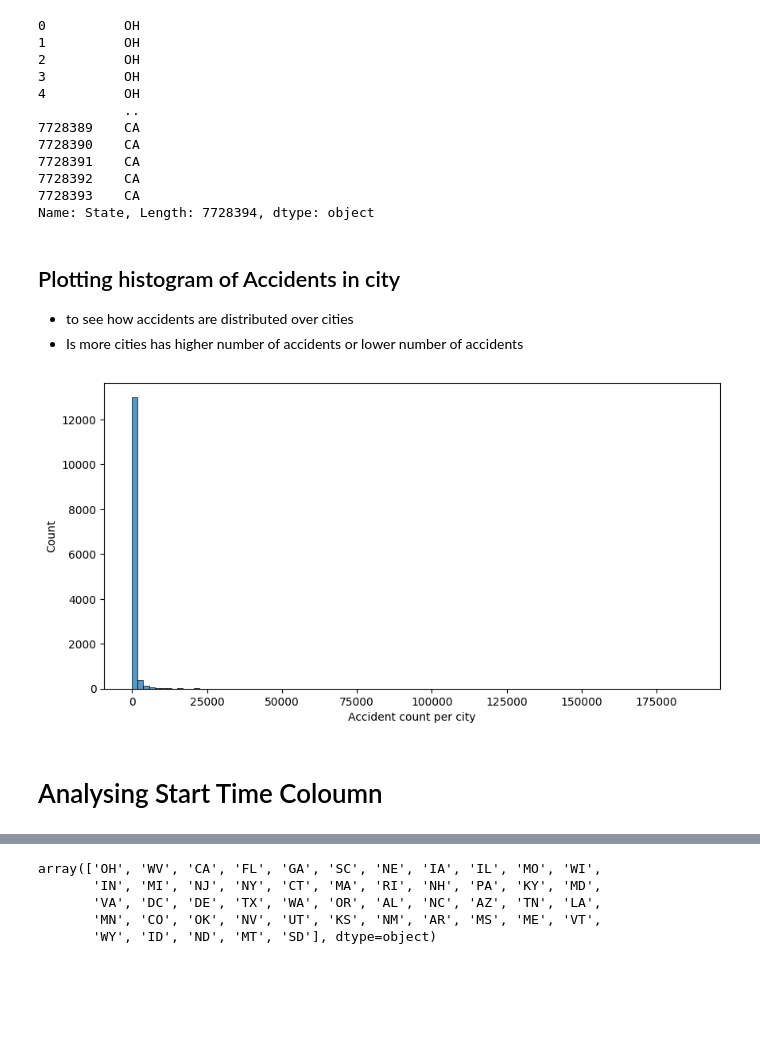
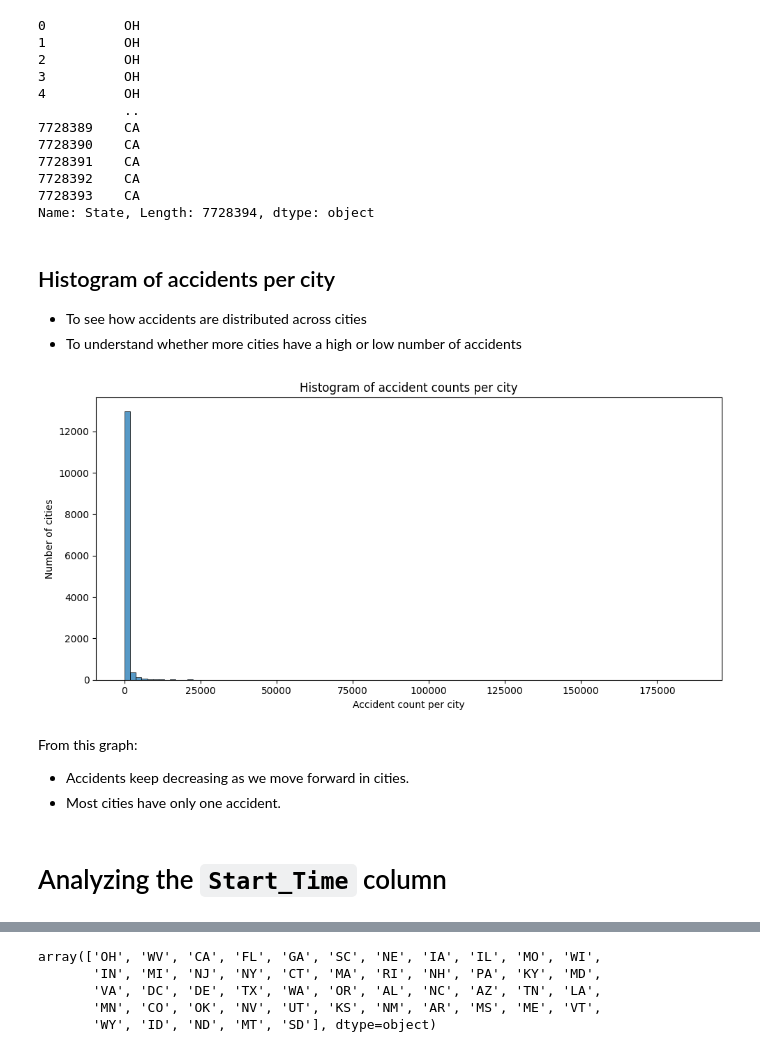
Before and after one commit to Sadam-Alvi/USA-Accidents-Data-Analysis, a Jupyter notebook: app.ipynb, the cells around one changed output, grey strips where cells are left out. Saved outputs shown, nothing was run; the diff lists cells and outputs as text; code cells hidden in the pictures; blank space fills up the shorter version.

```diff
--- a/app.ipynb
+++ b/app.ipynb
@@ -191,16 +266,23 @@ df["State"]
 7728393    CA
 Name: State, Length: 7728394, dtype: object
 # %% [markdown]
-## Plotting histogram of Accidents in city
-- to see how accidents are distributed over cities
-- Is more cities has higher number of accidents or lower number of accidents
+## Histogram of accidents per city
+- To see how accidents are distributed across cities
+- To understand whether more cities have a high or low number of accidents
 # %%
-plt.figure(figsize=(10,5))
-sns.histplot(acc_city.values, bins=100, )
+plt.figure(figsize=(10, 5))
+sns.histplot(acc_city.values, bins=100)
+plt.title("Histogram of accident counts per city")
 plt.xlabel("Accident count per city")
+plt.ylabel("Number of cities")
+plt.tight_layout()
 plt.show()
 # %% [output]
-[figure, old version]
+[figure, new version]
+# %% [markdown]
+From this graph:
+- Accidents keep decreasing as we move forward in cities.
+- Most cities have only one accident.
 # %% [markdown]
-# Analysing  Start Time Coloumn
+# Analyzing the `Start_Time` column
 # %%
```
Also changed, not shown: parts of 50 cells of this notebook.
